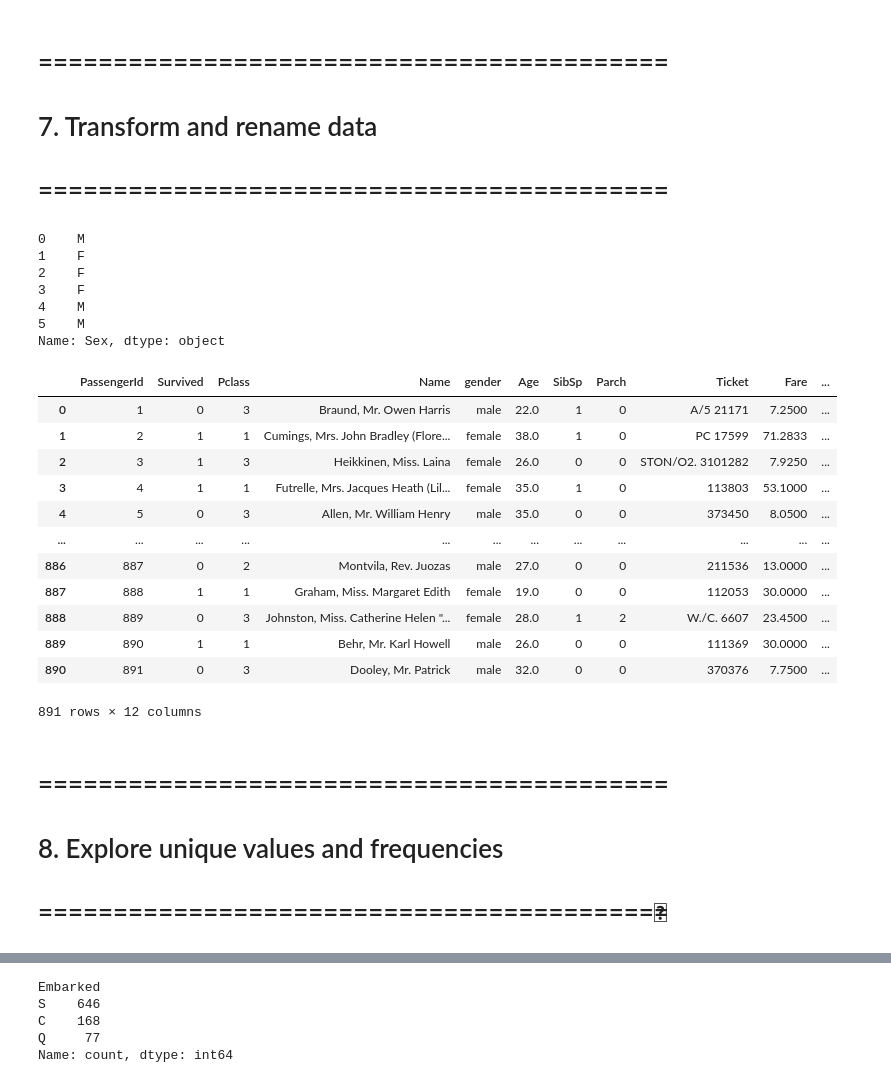
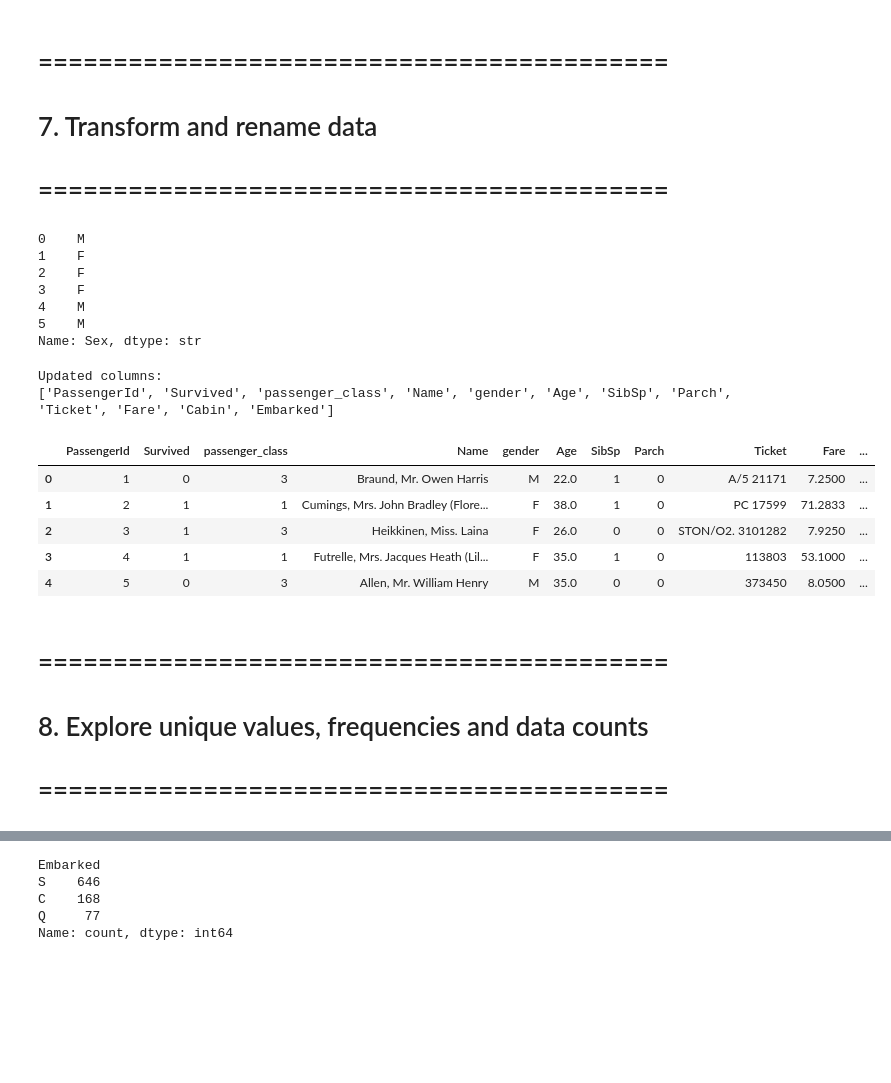
Before and after one commit to saoula2026/ml_univ, a Jupyter notebook: tp01/TP1.ipynb, the cells around one changed output, grey strips where cells are left out. Cells and saved outputs as stored; diff of their text form; code cells hidden in the pictures; blank space fills up the shorter version.

Commit message:
fix(tp01): resolve execution bugs, warnings, and path portability in TP1 notebook

```diff
--- a/tp01/TP1.ipynb
+++ b/tp01/TP1.ipynb
@@ -28,0 +5,17 @@ df
+# %%
+import os
+import pandas as pd
+import numpy as np
+import matplotlib.pyplot as plt
+import seaborn as sns
+from IPython.display import display
+
+# Set visual aesthetic theme
+sns.set_theme(style="whitegrid")
+
+# Load the dataset (supports execution from both repo root and tp01/)
+data_path = "train.csv" if os.path.exists("train.csv") else os.path.join("tp01", "train.csv")
+df = pd.read_csv(data_path)
+
+# Display the first few rows of the dataset
+df.head()
@@ -148,9 +160,7 @@ Length: 891, dtype: int64
 df["Age"] = df["Age"].fillna(df["Age"].median())
 # %%
 # Replace missing Embarked values with the most frequent value (mode)
-df["Embarked"] = df["Embarked"].fillna(
-    df["Embarked"].mode()[0]
-)
+df["Embarked"] = df["Embarked"].fillna(df["Embarked"].mode()[0])
 # %% [markdown]
 # ==========================================
 # 6. Detect and remove duplicates
@@ -161,6 +171,7 @@ df.duplicated().sum()
 # %% [output]
 np.int64(0)
 # %%
-# Remove duplicated rows
-df.drop_duplicates()
+# Remove duplicated rows if any
+df = df.drop_duplicates()
+print("Shape after drop_duplicates:", df.shape)
 # %% [output]
@@ -183,7 +182,8 @@ df.drop_duplicates()
 # ==========================================
 # %%
 # Replace "female" with "F" and "male" with "M"
-df["Sex"].replace(["female", "male"], ["F", "M"]).head(6)
+df["Sex"] = df["Sex"].replace({"female": "F", "male": "M"})
+df["Sex"].head(6)
 # %% [output]
 0    M
 1    F
@@ -191,25 +191,23 @@ df["Sex"].replace(["female", "male"], ["F", "M"]).head(6)
 3    F
 4    M
 5    M
-Name: Sex, dtype: object
+Name: Sex, dtype: str
 # %%
-# Rename the column "Sex" to "gender"
-df.rename(columns={"Sex": "gender"})
+# Rename columns: Pclass -> passenger_class, Sex -> gender
+df.rename(columns={"Pclass": "passenger_class", "Sex": "gender"}, inplace=True)
+print("Updated columns:")
+print(df.columns.tolist())
+df.head()
 # %% [output]
+Updated columns:
+['PassengerId', 'Survived', 'passenger_class', 'Name', 'gender', 'Age', 'SibSp', 'Parch', 'Ticket', 'Fare', 'Cabin', 'Embarked']
-|  | PassengerId | Survived | Pclass | Name | gender | Age | SibSp | Parch | Ticket | Fare | ... |
-| 0 | 1 | 0 | 3 | Braund, Mr. Owen Harris | male | 22.0 | 1 | 0 | A/5 21171 | 7.2500 | ... |
-| 1 | 2 | 1 | 1 | Cumings, Mrs. John Bradley (Flore... | female | 38.0 | 1 | 0 | PC 17599 | 71.2833 | ... |
-| 2 | 3 | 1 | 3 | Heikkinen, Miss. Laina | female | 26.0 | 0 | 0 | STON/O2. 3101282 | 7.9250 | ... |
-| 3 | 4 | 1 | 1 | Futrelle, Mrs. Jacques Heath (Lil... | female | 35.0 | 1 | 0 | 113803 | 53.1000 | ... |
-| 4 | 5 | 0 | 3 | Allen, Mr. William Henry | male | 35.0 | 0 | 0 | 373450 | 8.0500 | ... |
-| ... | ... | ... | ... | ... | ... | ... | ... | ... | ... | ... | ... |
-| 886 | 887 | 0 | 2 | Montvila, Rev. Juozas | male | 27.0 | 0 | 0 | 211536 | 13.0000 | ... |
-| 887 | 888 | 1 | 1 | Graham, Miss. Margaret Edith | female | 19.0 | 0 | 0 | 112053 | 30.0000 | ... |
-| 888 | 889 | 0 | 3 | Johnston, Miss. Catherine Helen "... | female | 28.0 | 1 | 2 | W./C. 6607 | 23.4500 | ... |
-| 889 | 890 | 1 | 1 | Behr, Mr. Karl Howell | male | 26.0 | 0 | 0 | 111369 | 30.0000 | ... |
-| 890 | 891 | 0 | 3 | Dooley, Mr. Patrick | male | 32.0 | 0 | 0 | 370376 | 7.7500 | ... |
+|  | PassengerId | Survived | passenger_class | Name | gender | Age | SibSp | Parch | Ticket | Fare | ... |
+| 0 | 1 | 0 | 3 | Braund, Mr. Owen Harris | M | 22.0 | 1 | 0 | A/5 21171 | 7.2500 | ... |
+| 1 | 2 | 1 | 1 | Cumings, Mrs. John Bradley (Flore... | F | 38.0 | 1 | 0 | PC 17599 | 71.2833 | ... |
+| 2 | 3 | 1 | 3 | Heikkinen, Miss. Laina | F | 26.0 | 0 | 0 | STON/O2. 3101282 | 7.9250 | ... |
+| 3 | 4 | 1 | 1 | Futrelle, Mrs. Jacques Heath (Lil... | F | 35.0 | 1 | 0 | 113803 | 53.1000 | ... |
+| 4 | 5 | 0 | 3 | Allen, Mr. William Henry | M | 35.0 | 0 | 0 | 373450 | 8.0500 | ... |
-891 rows × 12 columns
 # %% [markdown]
 # ==========================================
-# 8. Explore unique values and frequencies
-# ==========================================ّ
+# 8. Explore unique values, frequencies and data counts
+# ==========================================
```
Also changed, not shown: parts of 30 cells of this notebook, 1 other file.
